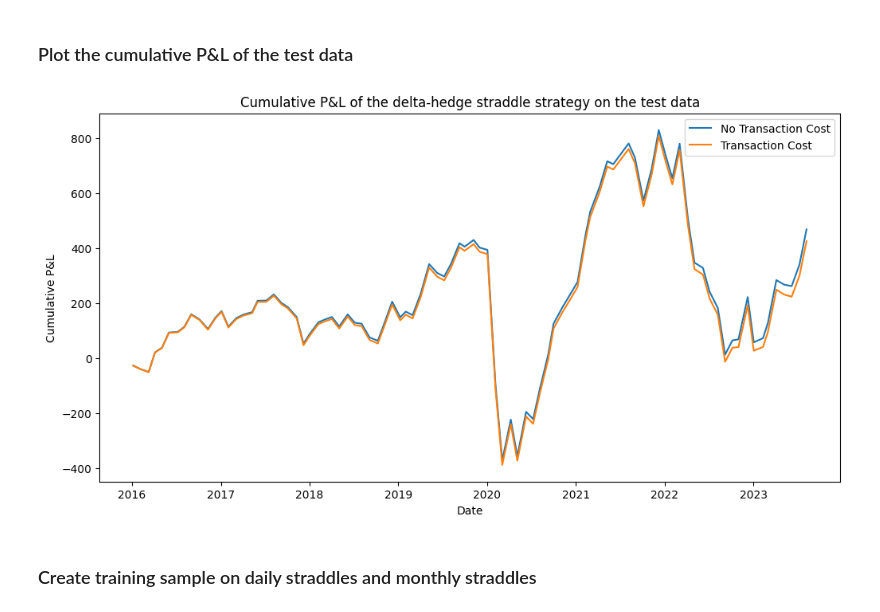
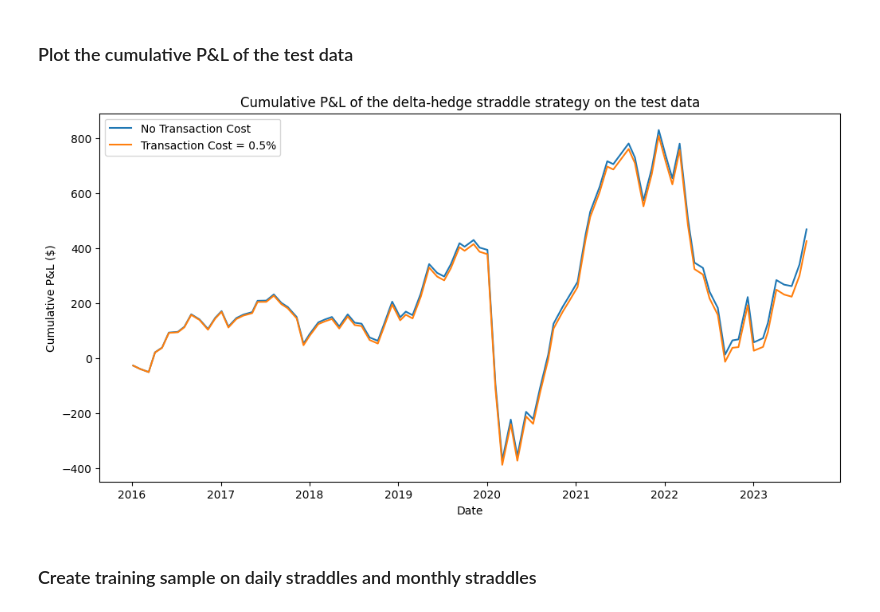
Before and after one commit to BenjaminSeguin/Straddle_hedging_project, a Jupyter notebook: main_part_II.ipynb, the cells around one changed output. Drawn from its saved outputs; the diff is of its cells as text; code cells hidden in the pictures.

Commit message:
graphs with better titles

```diff
--- a/main_part_II.ipynb
+++ b/main_part_II.ipynb
@@ -256,15 +256,15 @@ Tracking Error: 99.62706000252963
 # %%
 # Plot the cumulative P&L of the test data
 plt.figure(figsize=(12, 6))
 plt.plot(profit_no_cost_test['Cumulative P&L'], label='No Transaction Cost')
-plt.plot(profit_cost_test['Cumulative P&L'], label='Transaction Cost')
+plt.plot(profit_cost_test['Cumulative P&L'], label='Transaction Cost = 0.5%')
 plt.title('Cumulative P&L of the delta-hedge straddle strategy on the test data')
 plt.xlabel('Date')
-plt.ylabel('Cumulative P&L')
+plt.ylabel('Cumulative P&L ($)')
 plt.legend()
 plt.show()
 # %% [output]
-[figure, old version]
+[figure, new version]
 # %% [markdown]
 ### Create training sample on daily straddles and monthly straddles
 # %%
```
Also changed, not shown: parts of 2 cells of this notebook.
